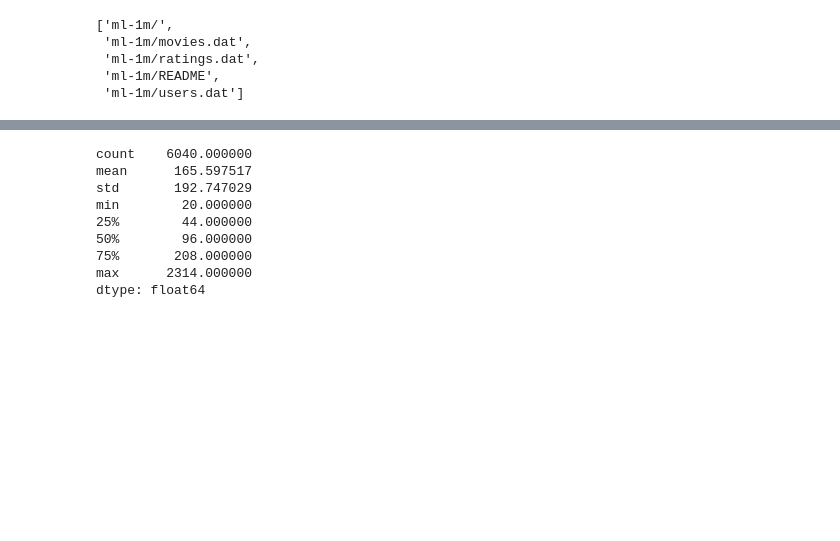
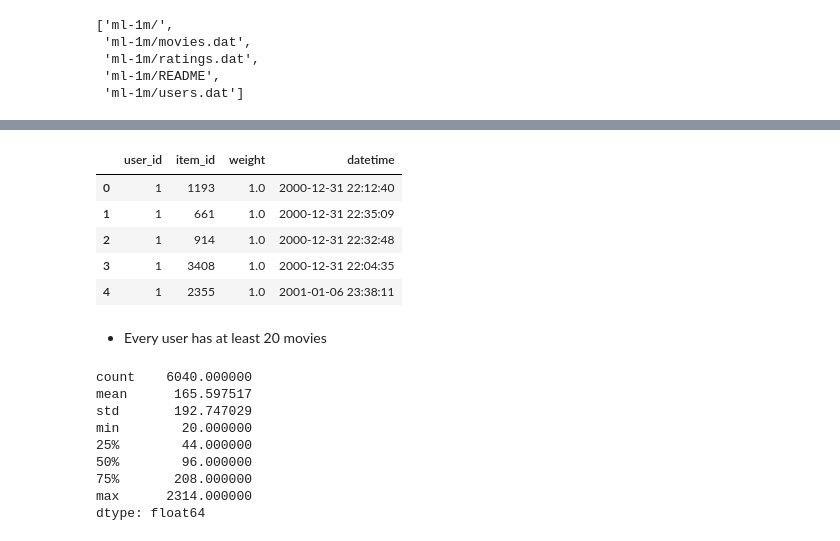
Before and after one commit to laxmimerit/Unsupervised-Learning-in-Python, a Jupyter notebook: notebooks/07_Recommenders.ipynb, the cells around one changed output, grey strips where cells are left out. Saved outputs shown, nothing was run; the diff lists cells and outputs as text; code cells hidden in the pictures; blank space fills up the shorter version.

```diff
--- a/notebooks/07_Recommenders.ipynb
+++ b/notebooks/07_Recommenders.ipynb
@@ -68 +78,14 @@ movies.head()
+# %%
+ratings["weight"] = 1.0
+ratings["datetime"] = pd.to_datetime(ratings["datetime"], unit="s")
+ratings.head()
+# %% [output]
+|  | user_id | item_id | weight | datetime |
+| 0 | 1 | 1193 | 1.0 | 2000-12-31 22:12:40 |
+| 1 | 1 | 661 | 1.0 | 2000-12-31 22:35:09 |
+| 2 | 1 | 914 | 1.0 | 2000-12-31 22:32:48 |
+| 3 | 1 | 3408 | 1.0 | 2000-12-31 22:04:35 |
+| 4 | 1 | 2355 | 1.0 | 2001-01-06 23:38:11 |
+# %% [markdown]
+- Every user has at least 20 movies
 # %%
```
Also changed, not shown: parts of 60 cells of this notebook, 4 other files.
